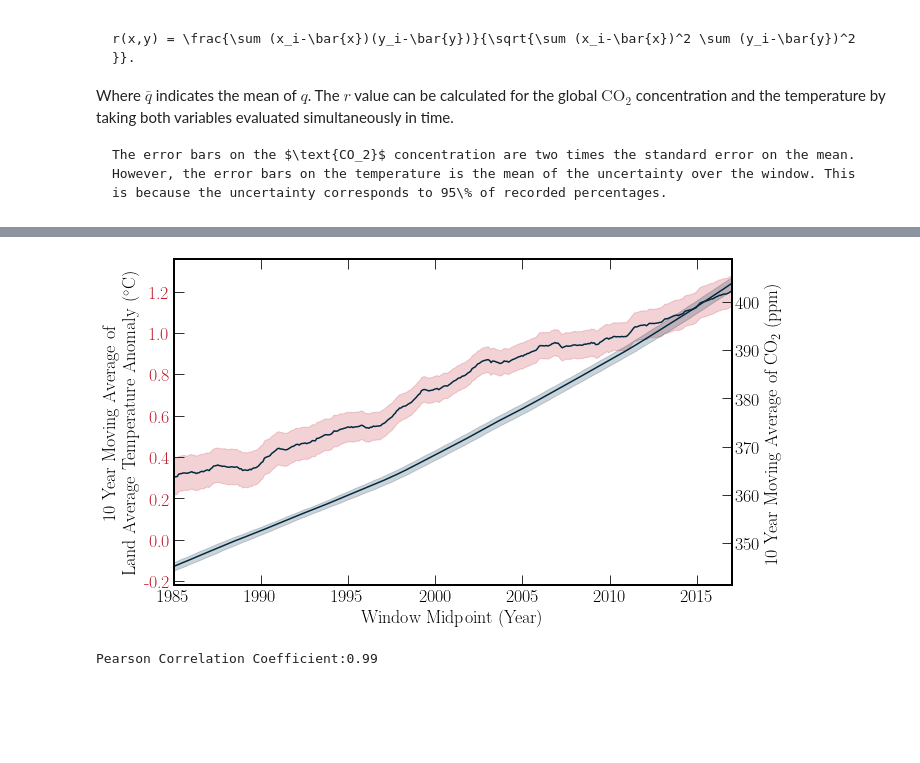
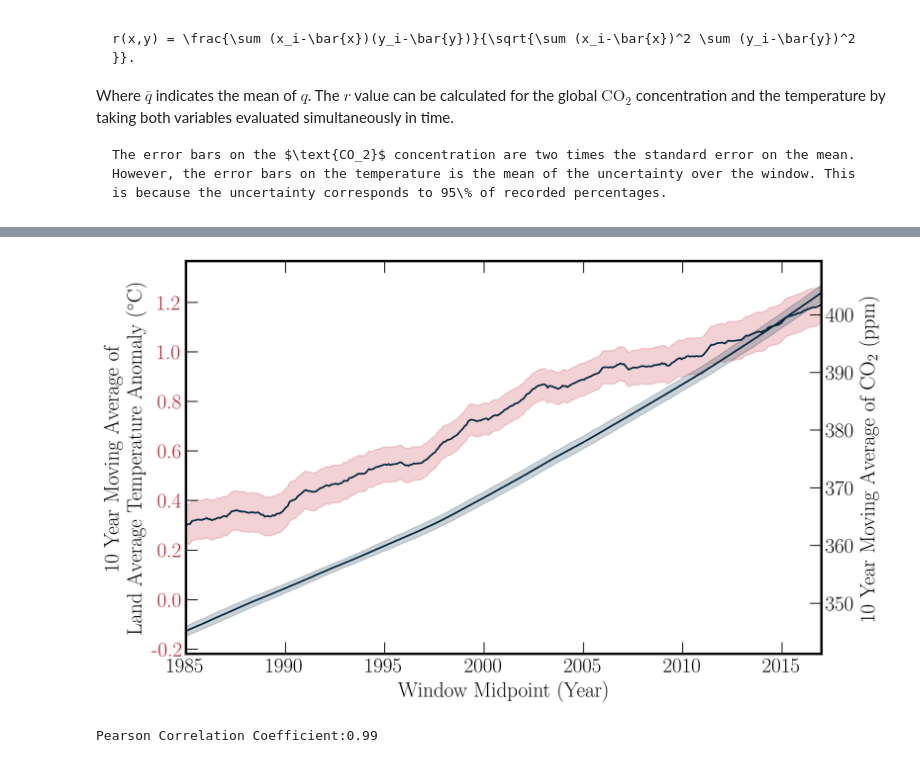
Before and after one commit to seancraven/CDS_book, a Jupyter notebook: _sources/Chapter_1/temp_co2.ipynb, the cells around one changed output, grey strips where cells are left out. Saved outputs shown, nothing was run; the diff lists cells and outputs as text; code cells hidden in the pictures; blank space fills up the shorter version.

````diff
--- a/_sources/Chapter_1/temp_co2.ipynb
+++ b/_sources/Chapter_1/temp_co2.ipynb
@@ -11,8 +11,8 @@ from dur_utils import colours
 from numpy.lib.stride_tricks import sliding_window_view
 from scipy.optimize import curve_fit
 from scipy import stats
-import matplotlib as mpl
-mpl.style.use('../matplotlibrc')
+
+plt.style.use("../CDS.mplstyle")
 # %% [markdown]
 The global Temperature data is taken from [Berkley Earth](http://berkeleyearth.org/data/). The temperature data has missing fields as with the Global $\text{CO}_2$ data. Further, the date is formatted awkwardly into a fixed width table format with commented-out headers. Finally, the global temperature data is seasonal. Thus some data cleaning and formatting is required.
 
@@ -185,45 +220,58 @@ Where $\bar{q}$ indicates the mean of $q$. The $r$ value can be calculated for t
 The error bars on the $\text{CO_2}$ concentration are two times the standard error on the mean. However, the error bars on the temperature is the mean of the uncertainty over the window. This is because the uncertainty corresponds to 95\% of recorded percentages.
 ```
 # %%
-trend_co2_data = co2_data[co2_data['decimal'] > 1960]
+trend_co2_data = co2_data[co2_data["decimal"] > 1960]
 trend_co2_ave = moving_ave_frame(co2_data, WINDOW)
 trend_co2_std = moving_std_frame(co2_data, WINDOW)
-co2_lb, co2_ub = lb_ub(trend_co2_ave['average'], trend_co2_std['average'], factor=2)
-trend_co2_ave.to_csv(f'../output_files/co2_{int(WINDOW/12)}'\
-    '_moving_average.csv'
-    )
-trend_co2_std.to_csv(f'../output_files/co2_{int(WINDOW/12)}'\
-    '_moving_std.csv'
-    )
-fig, ax = plt.subplots(1, 1,figsize=(10, 6))
-#Temp
+co2_lb, co2_ub = lb_ub(
+    trend_co2_ave["average"], trend_co2_std["average"], factor=2
+)
+trend_co2_ave.to_csv(
+    f"../output_files/co2_{int(WINDOW/12)}" "_moving_average.csv"
+)
+trend_co2_std.to_csv(
+    f"../output_files/co2_{int(WINDOW/12)}" "_moving_std.csv"
+)
+fig, ax = plt.subplots(1, 1, figsize=(10, 6))
+# Temp
 ax1 = ax.twinx()
-ax.plot(trend_ave['dt'],  trend_ave['monthly_anomaly'],
+ax.plot(
+    trend_ave["dt"],
+    trend_ave["monthly_anomaly"],
     c=colours.durham.ink,
-    label='Moving Average'
-    )
-ax.fill_between(trend_ave['dt'], lb, ub, alpha=0.2,
-    color=colours.durham.red
-    )
+    label="Moving Average",
+)
+ax.fill_between(
+    trend_ave["dt"], lb, ub, alpha=0.2, color=colours.durham.red
+)
 
-ax.set_ylabel(f'{int(WINDOW / 12)} Year Moving Average of \n' \
-    r'Land Average Temperature Anomaly $(^{\circ}\textrm{{C}})$')
-ax.set_yticks(np.arange(-.2,1.4, .2), np.round(np.arange(-.2,1.4, .2), 2),
-    color=colours.durham.red
-    )
-ax.set_xlabel('Window Midpoint (Year)')
-#CO2
-ax1.plot(trend_co2_ave['decimal'],
-    trend_co2_ave['average'],
-    color=colours.durham.ink
-    )
-ax1.fill_between(trend_co2_ave['decimal'], co2_lb, co2_ub,
+ax.set_ylabel(
+    f"{int(WINDOW / 12)} Year Moving Average of \n"
+    r"Land Average Temperature Anomaly $(^{\circ}\textrm{{C}})$"
+)
+ax.set_yticks(
+    np.arange(-0.2, 1.4, 0.2),
+    np.round(np.arange(-0.2, 1.4, 0.2), 2),
+    color=colours.durham.red,
+)
+ax.set_xlabel("Window Midpoint (Year)")
+# CO2
+ax1.plot(
+    trend_co2_ave["decimal"],
+    trend_co2_ave["average"],
+    color=colours.durham.ink,
+)
+ax1.fill_between(
+    trend_co2_ave["decimal"],
+    co2_lb,
+    co2_ub,
     alpha=0.2,
-    color=colours.durham.ink
-    )
-ax1.set_ylabel(rf'{int(WINDOW / 12)} Year Moving Average of'  \
-    r' $\textrm{{CO}}_2$ (ppm)'
-    )
+    color=colours.durham.ink,
+)
+ax1.set_ylabel(
+    rf"{int(WINDOW / 12)} Year Moving Average of"
+    r" $\textrm{{CO}}_2$ (ppm)"
+)
 
 plt.xlim(1985, 2017);
 # %% [output]
@@ -230,2 +279,2 @@ plt.xlim(1985, 2017);
-[figure, old version]
+[figure, new version]
 # %%
````
Also changed, not shown: parts of 9 cells of this notebook, 20 other files.
